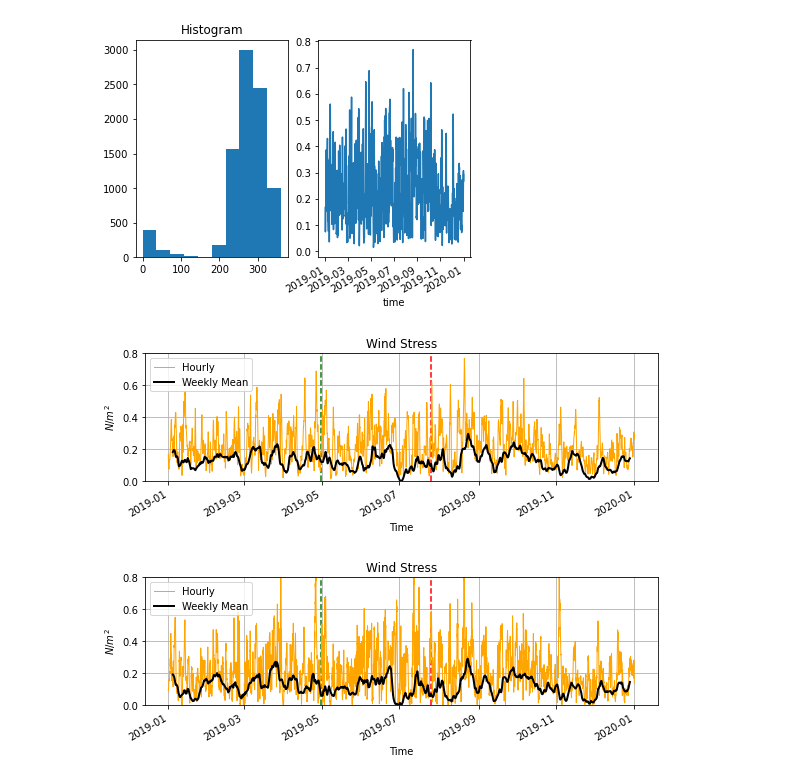
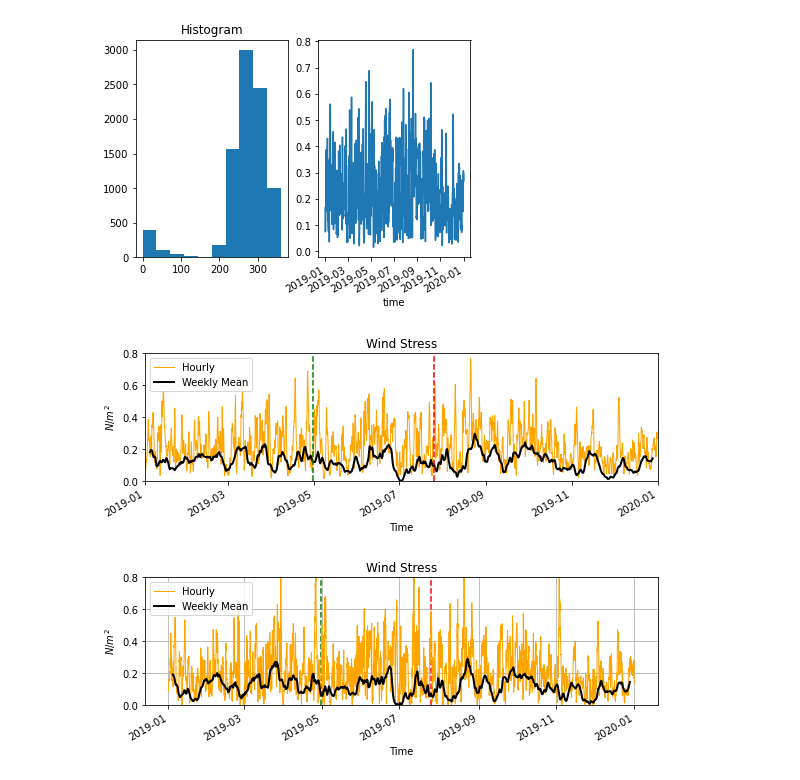
Before and after one commit to dhruvbalwada/sogos, a Jupyter notebook: notebooks/10_3_surface_flux_plots.ipynb, the cells around one changed output. Drawn from its saved outputs; the diff is of its cells as text; code cells hidden in the pictures.

```diff
--- a/notebooks/10_3_surface_flux_plots.ipynb
+++ b/notebooks/10_3_surface_flux_plots.ipynb
@@ -159,23 +165,25 @@ speed_wind.plot()
 # %%
 plt.figure(figsize=(8,3))
 Tau.sel(latitude=slice(-50, -53.5), longitude=slice(30,39)
         ).mean(['latitude','longitude']).plot(label='Hourly', linewidth=1,color='Orange')
 Tau_mean.sel(latitude=slice(-50, -53.5), longitude=slice(30,39)
-        ).mean(['latitude','longitude']).plot(label='Weekly Mean', linewidth=2, color='k')
+        ).mean(['latitude','longitude']).plot(label='Weekly Mean', linewidth=2, color='k', zorder=2)
 
-plt.vlines(glider_dates_start, 0, .8, color='green', linestyles='dashed')
-plt.vlines(glider_dates_end,  0, .8, color='red', linestyles='dashed')
+plt.vlines(glider_dates_start, 0, .8, color='green', linestyles='dashed', zorder=3)
+plt.vlines(glider_dates_end,  0, .8, color='red', linestyles='dashed', zorder=3)
 plt.ylim([0, 0.8])
 plt.legend(loc=2)
-plt.grid()
+plt.hlines(0, "2019-01-01", "2020-01-01", color='gray', linewidth=1)
+plt.xlim(["2019-01-01", "2020-01-01"])
+#plt.grid()
 plt.ylabel('$N/m^2$')
 plt.xlabel('Time')
 plt.title('Wind Stress')
 
 plt.tight_layout()
 plt.savefig('wind_stress.pdf')
 # %% [output]
-[figure, old version]
+[figure, new version]
 # %%
 # note that when not spatially averaging, there are some slight differences
 plt.figure(figsize=(8,3))
```
Also changed, not shown: parts of 5 cells of this notebook, 7 other files.
